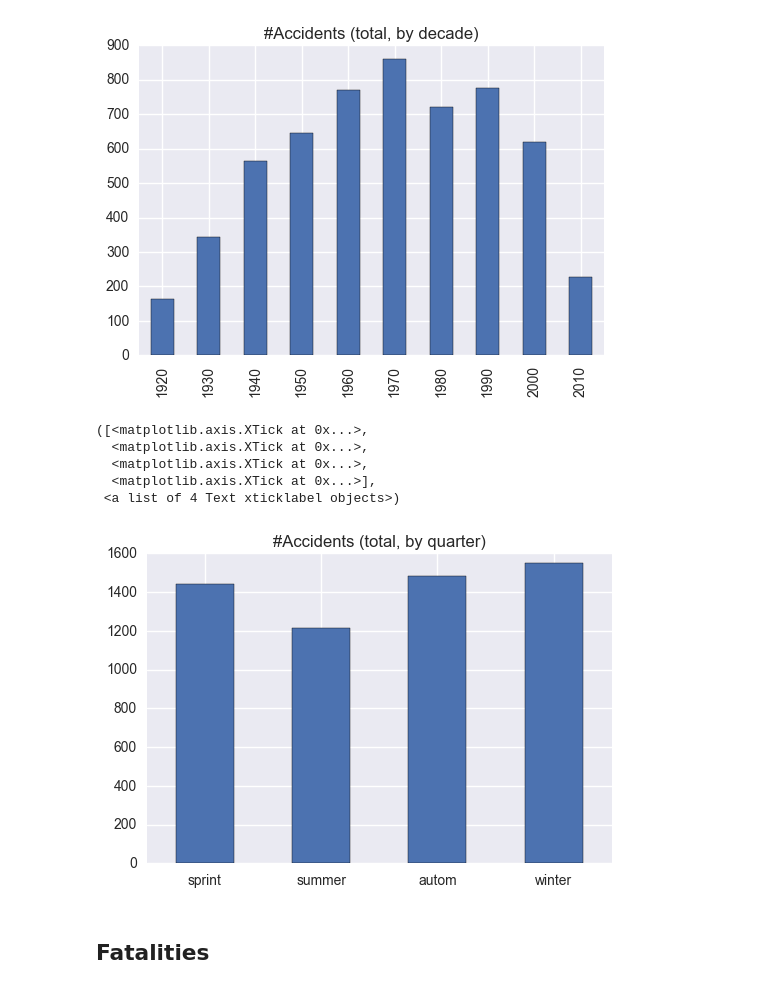
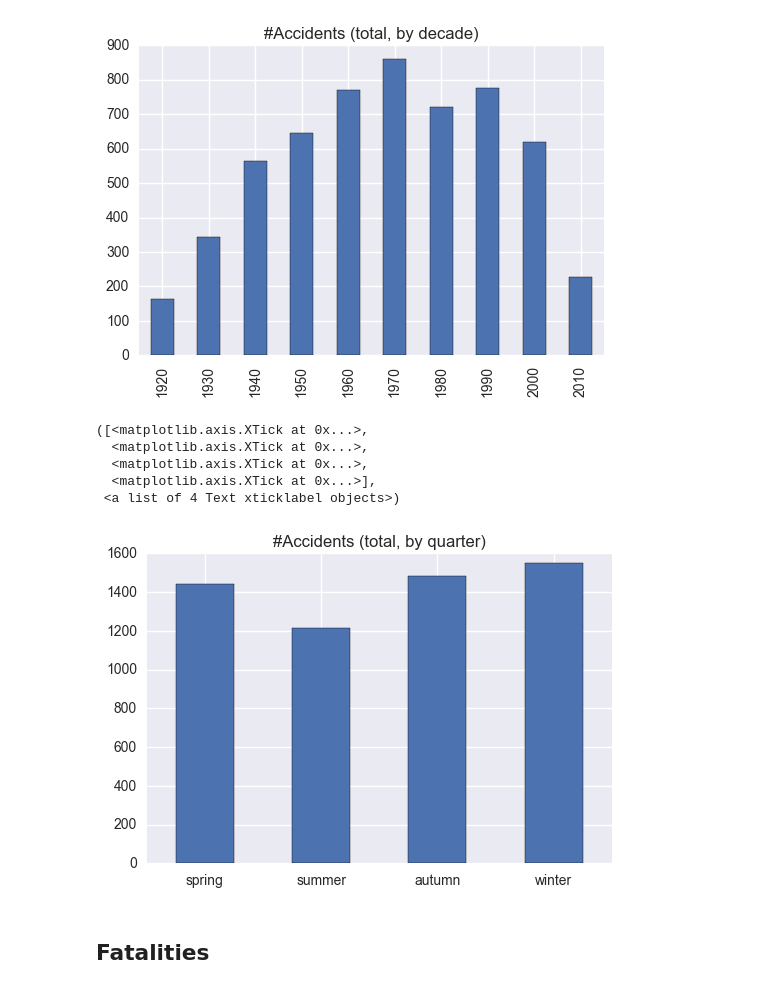
Before and after one commit to DanilBaibak/crash_planes, a Jupyter notebook: planecrashinfo.ipynb, the cells around one changed output. Saved outputs shown, nothing was run; the diff lists cells and outputs as text; code cells hidden in the pictures.

```diff
--- a/planecrashinfo.ipynb
+++ b/planecrashinfo.ipynb
@@ -92,14 +92,14 @@ s.plot.bar(title='#Accidents (total, by decade)')
 # %%
 s = df.groupby((df.index.quarter)).size()
 s.plot.bar(title='#Accidents (total, by quarter)')
-plt.xticks([0, 1, 2, 3], ['sprint', 'summer', 'autom', 'winter'], rotation='horizontal')
+plt.xticks([0, 1, 2, 3], ['spring', 'summer', 'autumn', 'winter'], rotation='horizontal')
 # %% [output]
 ([<matplotlib.axis.XTick at 0x...>,
   <matplotlib.axis.XTick at 0x...>,
   <matplotlib.axis.XTick at 0x...>,
   <matplotlib.axis.XTick at 0x...>],
  <a list of 4 Text xticklabel objects>)
-[figure, old version]
+[figure, new version]
 # %% [markdown]
 ## Fatalities
 # %%
```
Also changed, not shown: parts of 1 cell of this notebook, 2 other files.
